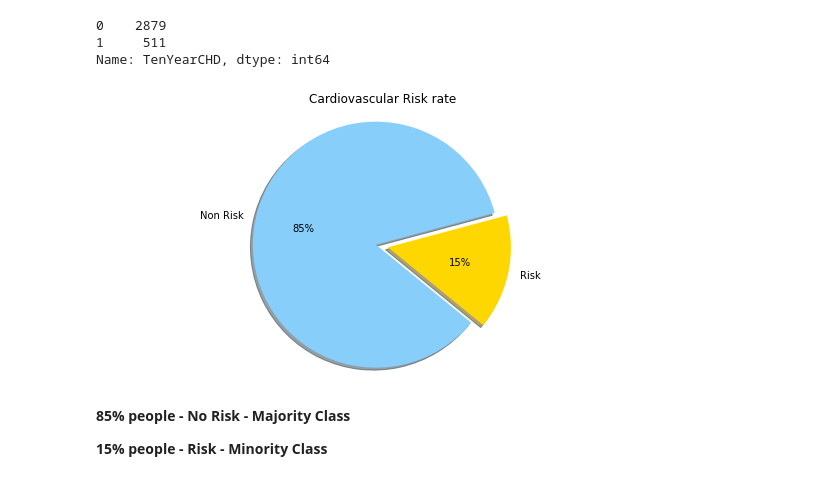
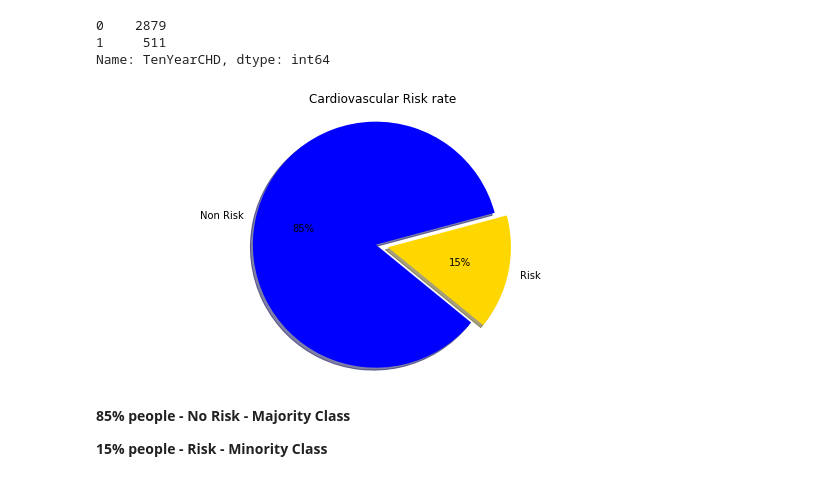
Before and after one commit to Sahilpardeshi1/cardiovascular-risk-prediction, a Jupyter notebook: Cardiovascular_Risk_prediction_by_sahilpardeshi_.ipynb, the cells around one changed output. Saved outputs shown, nothing was run; the diff lists cells and outputs as text; code cells hidden in the pictures.

```diff
--- a/Cardiovascular_Risk_prediction_by_sahilpardeshi_.ipynb
+++ b/Cardiovascular_Risk_prediction_by_sahilpardeshi_.ipynb
@@ -159,15 +159,15 @@ Name: TenYearCHD, dtype: int64
 # %%
 # Let us plot the majority and minority set of the target variable
 labels = 'Non Risk',"Risk"
-my_colors = ['lightskyblue','gold']
+my_colors = ['blue','gold']
 my_explode = (0,0.1)
 plt.figure(figsize=(10,5))
 plt.pie(df['TenYearCHD'].value_counts(), labels=labels ,autopct='%1.0f%%', startangle =15, shadow =True, colors = my_colors, explode=my_explode )
 plt.title("Cardiovascular Risk rate")
 plt.axis('equal')
 plt.show()
 # %% [output]
-[figure, old version]
+[figure, new version]
 # %% [markdown]
 **85% people - No Risk - Majority Class**
 
```
Also changed, not shown: parts of 4 cells of this notebook.
